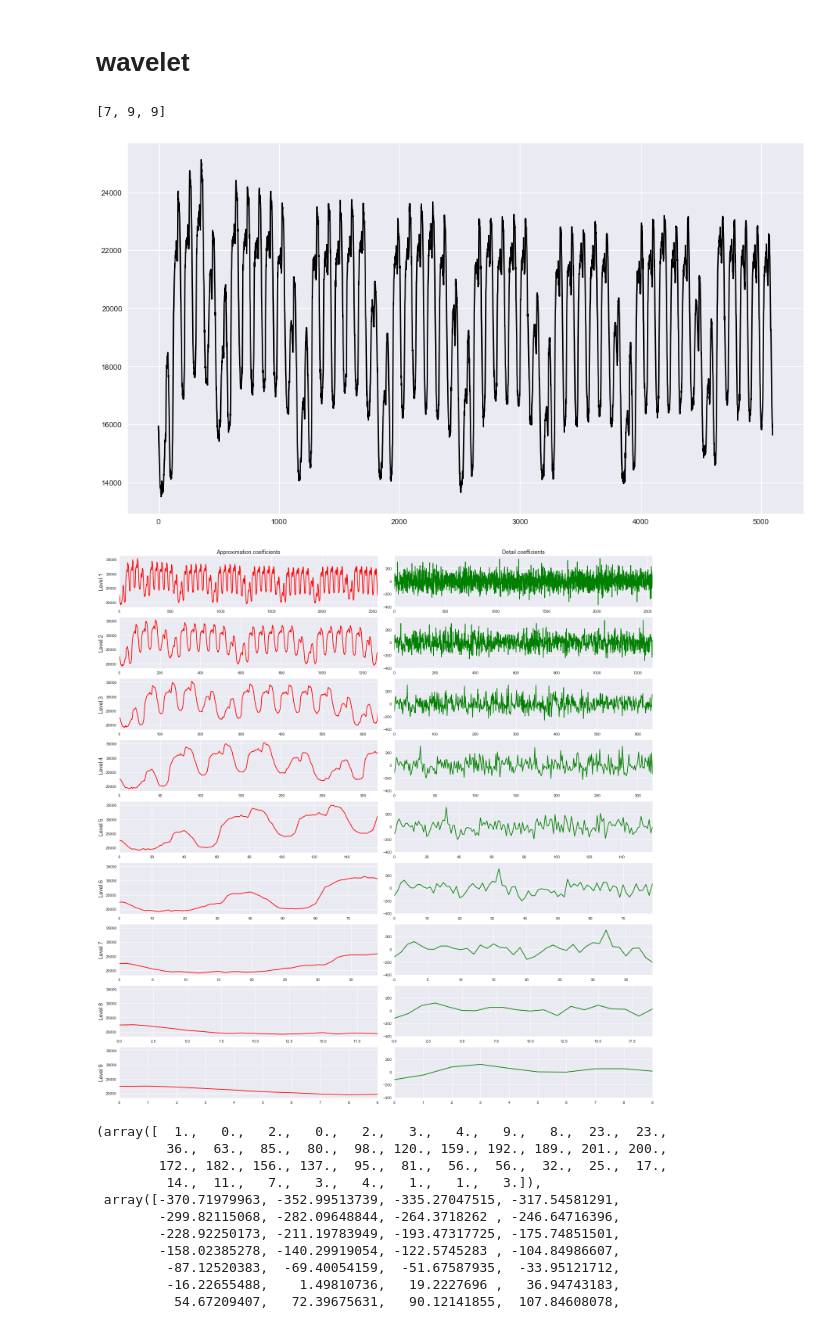
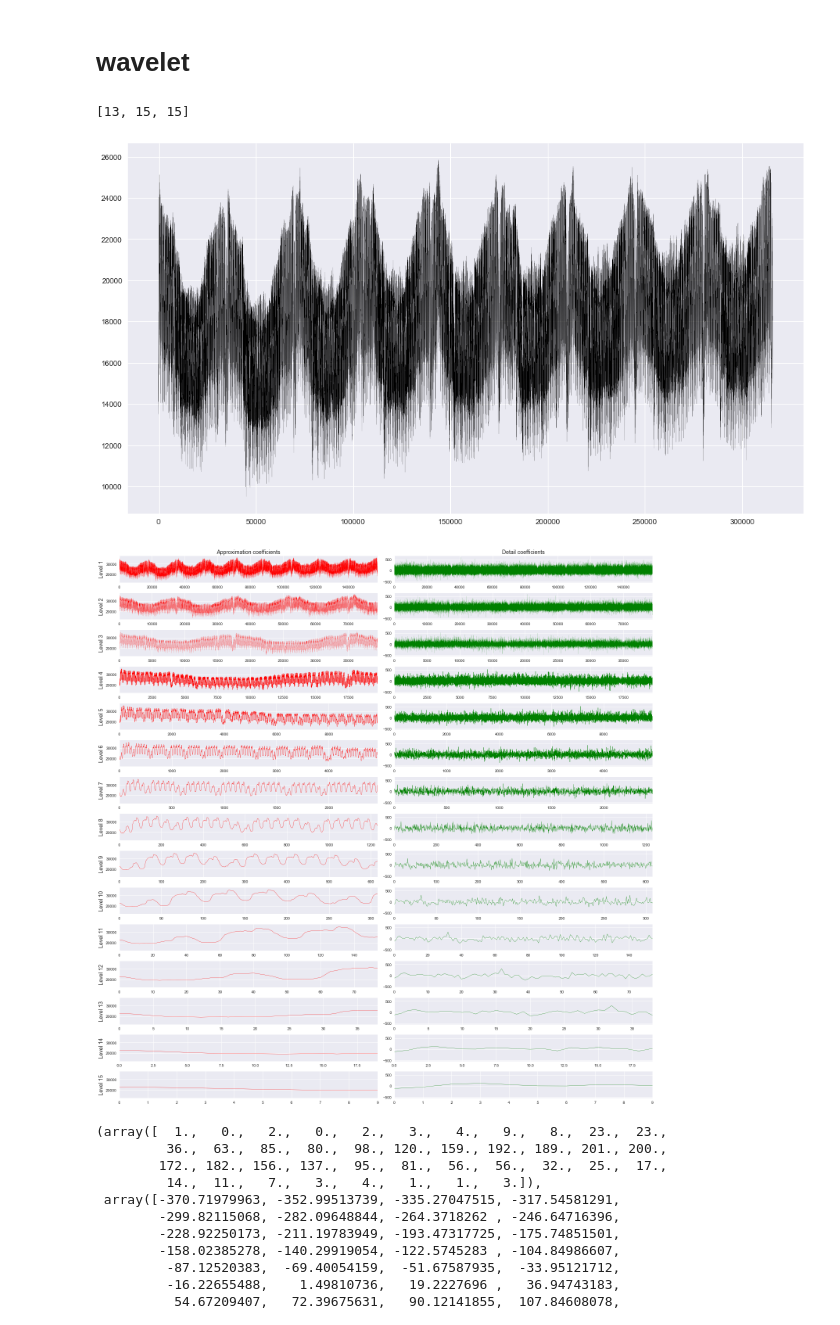
Before and after one commit to Nuelam9/Report-2, a Jupyter notebook: Codice.ipynb, the cells around one changed output. Cells and saved outputs as stored; diff of their text form; code cells hidden in the pictures.

```diff
--- a/Codice.ipynb
+++ b/Codice.ipynb
@@ -415,12 +415,12 @@ plt.ylim(0, 0.0001);
 # %% [markdown]
 # wavelet
 # %%
-print([pywt.dwt_max_level(len(Electric[:5096]), wavelet) for wavelet in ['coif5', 'sym4', 'sym5']])
-_, cl = wavelet_denoising(df=Electric[:5096], waveletname='sym4')
+print([pywt.dwt_max_level(len(Electric), wavelet) for wavelet in ['coif5', 'sym4', 'sym5']])
+_, cl = wavelet_denoising(df=Electric, waveletname='sym4')
 # %% [output]
-[7, 9, 9]
+[13, 15, 15]
-[figure, old version]
+[figure, new version]
-[figure, old version]
+[figure, new version]
 # %%
 plt.hist(cl, bins='auto')
 # %% [output]
```
Also changed, not shown: parts of 1 cell of this notebook.
